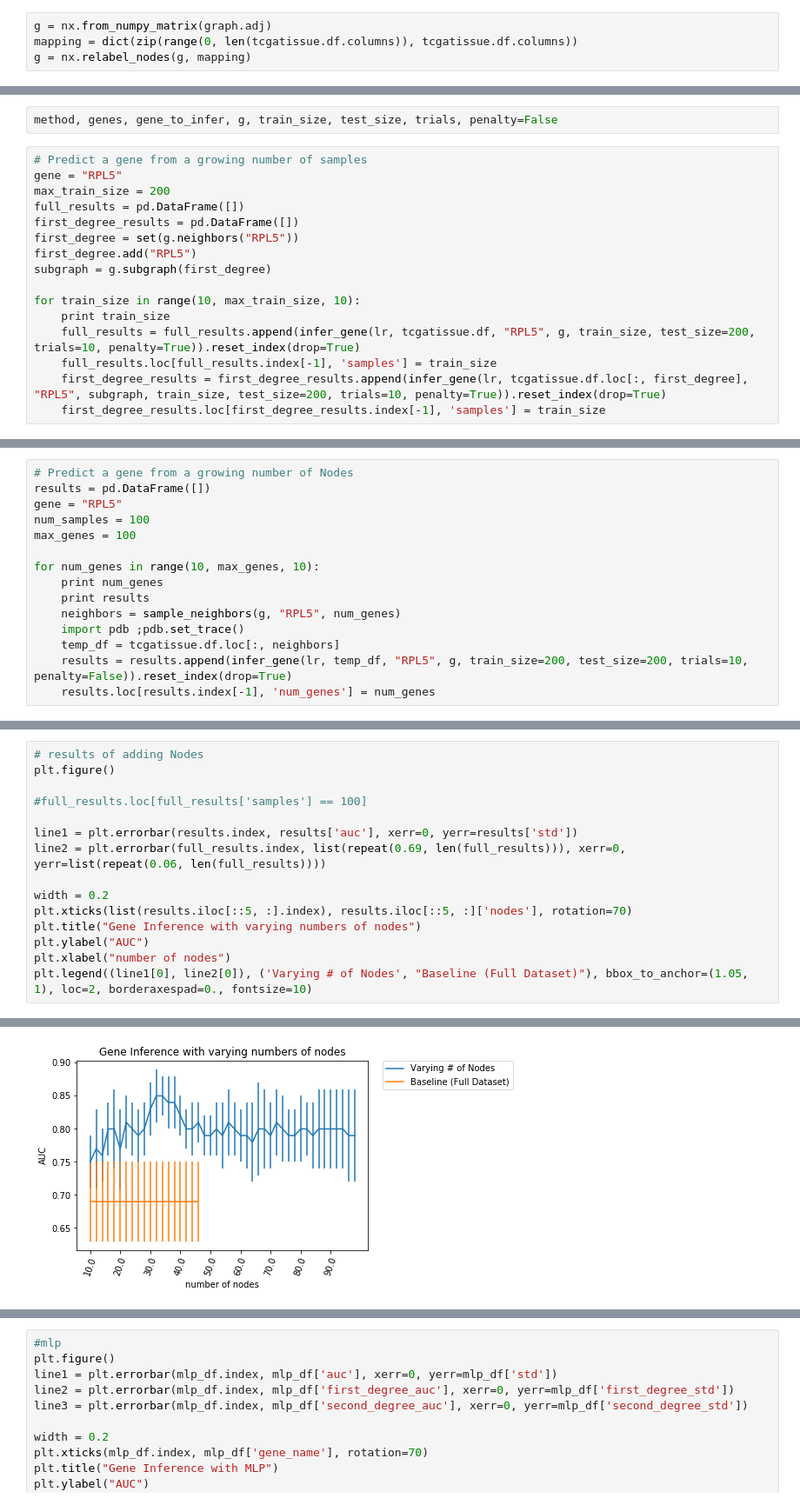
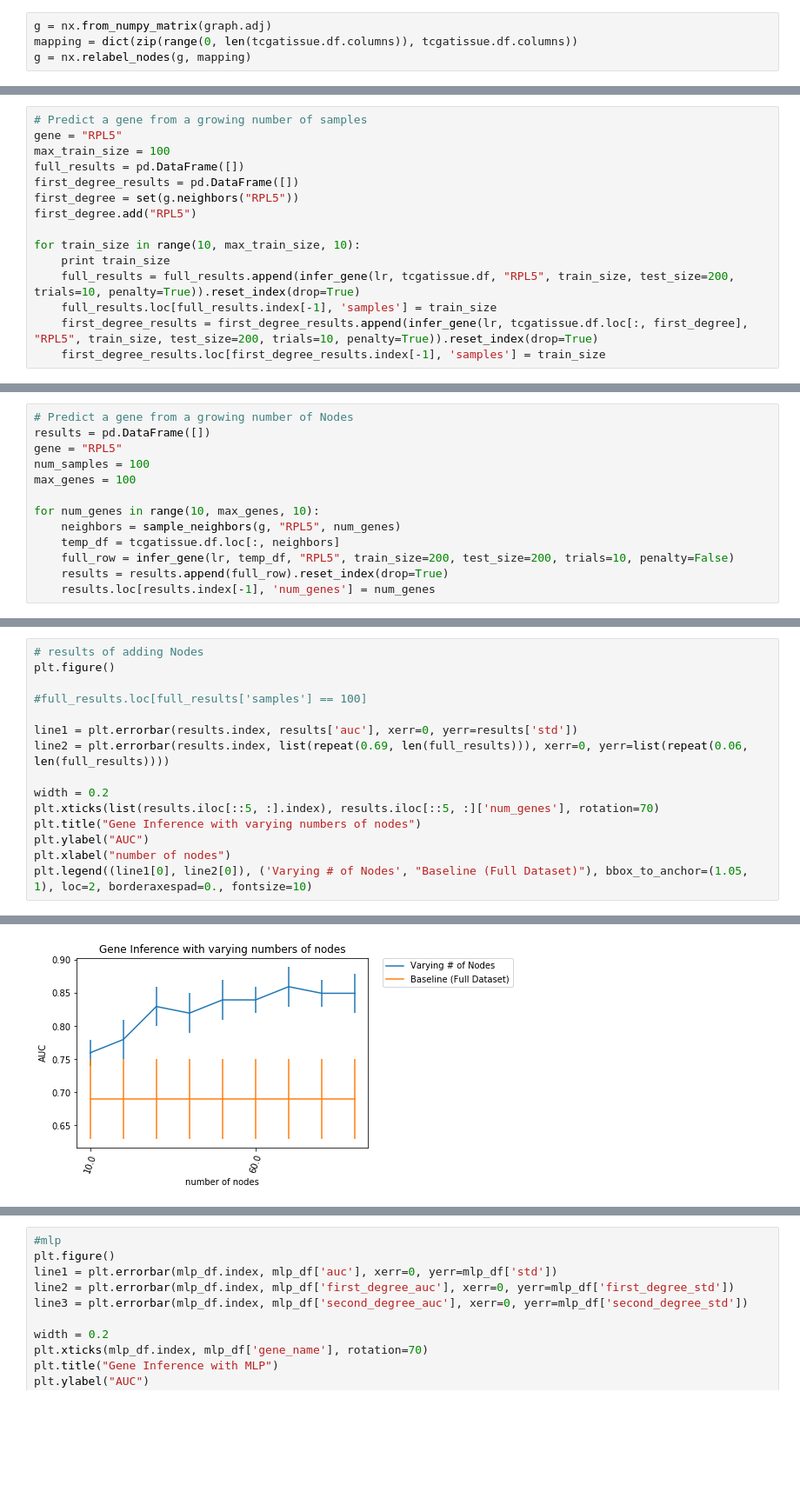
Before and after one commit to mila-iqia/gene-graph-conv, a Jupyter notebook: gene_inference.ipynb, the cells around one changed output, grey strips where cells are left out. Shown at 87% size. Cells and saved outputs as stored; diff of their text form; blank space fills up the shorter version.

```diff
--- a/gene_inference.ipynb
+++ b/gene_inference.ipynb
@@ -59,20 +44,17 @@ http://pandas.pydata.org/pandas-docs/stable/indexing.html#deprecate-loc-reindex-
-# %%
-method, genes, gene_to_infer, g, train_size, test_size, trials, penalty=False
 # %%
 # Predict a gene from a growing number of samples
 gene = "RPL5"
-max_train_size = 200
+max_train_size = 100
 full_results = pd.DataFrame([])
 first_degree_results = pd.DataFrame([])
 first_degree = set(g.neighbors("RPL5"))
 first_degree.add("RPL5")
-subgraph = g.subgraph(first_degree)
 
 for train_size in range(10, max_train_size, 10):
     print train_size
-    full_results = full_results.append(infer_gene(lr, tcgatissue.df, "RPL5", g, train_size, test_size=200, trials=10, penalty=True)).reset_index(drop=True)
+    full_results = full_results.append(infer_gene(lr, tcgatissue.df, "RPL5", train_size, test_size=200, trials=10, penalty=True)).reset_index(drop=True)
     full_results.loc[full_results.index[-1], 'samples'] = train_size
-    first_degree_results = first_degree_results.append(infer_gene(lr, tcgatissue.df.loc[:, first_degree], "RPL5", subgraph, train_size, test_size=200, trials=10, penalty=True)).reset_index(drop=True)
+    first_degree_results = first_degree_results.append(infer_gene(lr, tcgatissue.df.loc[:, first_degree], "RPL5", train_size, test_size=200, trials=10, penalty=True)).reset_index(drop=True)
     first_degree_results.loc[first_degree_results.index[-1], 'samples'] = train_size
 # %% [output]
 10
@@ -103,10 +90,8 @@ num_samples = 100
 max_genes = 100
 
 for num_genes in range(10, max_genes, 10):
-    print num_genes
-    print results
     neighbors = sample_neighbors(g, "RPL5", num_genes)
-    import pdb ;pdb.set_trace()
     temp_df = tcgatissue.df.loc[:, neighbors]
-    results = results.append(infer_gene(lr, temp_df, "RPL5", g, train_size=200, test_size=200, trials=10, penalty=False)).reset_index(drop=True)
+    full_row = infer_gene(lr, temp_df, "RPL5", train_size=200, test_size=200, trials=10, penalty=False)
+    results = results.append(full_row).reset_index(drop=True)
     results.loc[results.index[-1], 'num_genes'] = num_genes
@@ -131,18 +98,18 @@ Index: []
 # %%
 # results of adding Nodes
 plt.figure()
 
 #full_results.loc[full_results['samples'] == 100]
 
 line1 = plt.errorbar(results.index, results['auc'], xerr=0, yerr=results['std'])
-line2 = plt.errorbar(full_results.index, list(repeat(0.69, len(full_results))), xerr=0, yerr=list(repeat(0.06, len(full_results))))
+line2 = plt.errorbar(results.index, list(repeat(0.69, len(full_results))), xerr=0, yerr=list(repeat(0.06, len(full_results))))
 
 width = 0.2
-plt.xticks(list(results.iloc[::5, :].index), results.iloc[::5, :]['nodes'], rotation=70)
+plt.xticks(list(results.iloc[::5, :].index), results.iloc[::5, :]['num_genes'], rotation=70)
 plt.title("Gene Inference with varying numbers of nodes")
 plt.ylabel("AUC")
 plt.xlabel("number of nodes")
 plt.legend((line1[0], line2[0]), ('Varying # of Nodes', "Baseline (Full Dataset)"), bbox_to_anchor=(1.05, 1), loc=2, borderaxespad=0., fontsize=10)
 # %% [output]
 <matplotlib.legend.Legend at 0x...>
-[figure, old version]
+[figure, new version]
```
Also changed, not shown: parts of 8 cells of this notebook, 2 other files.
